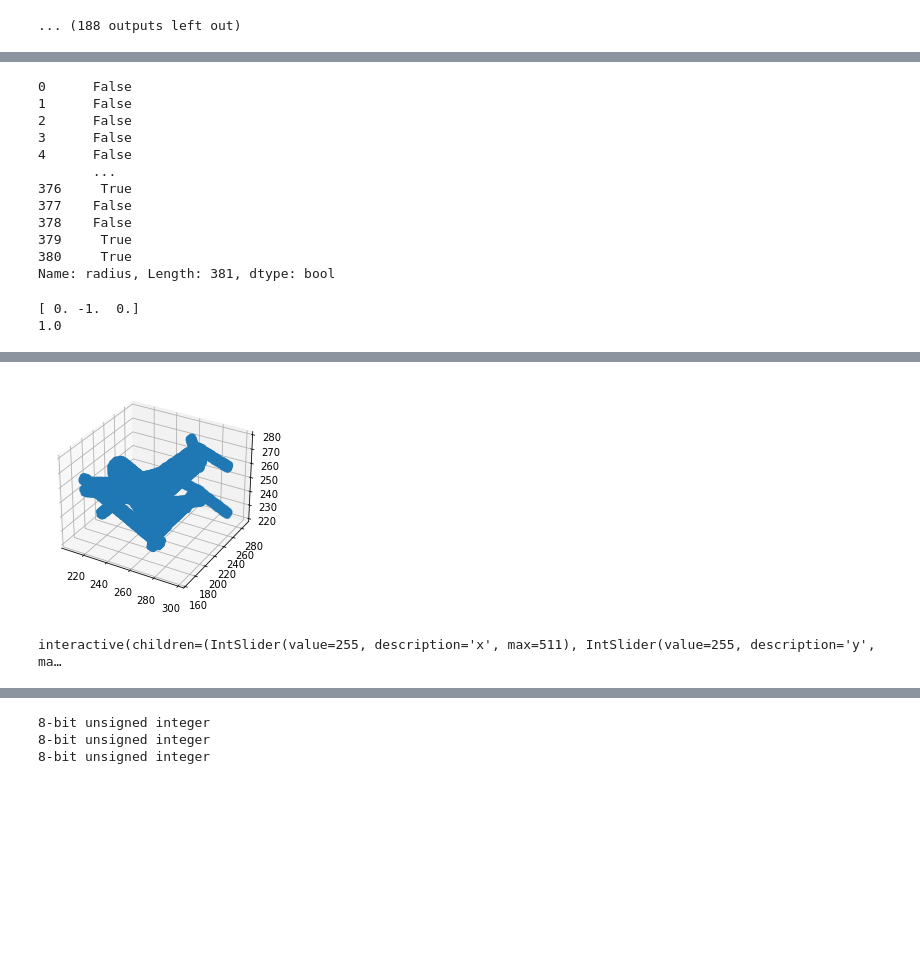
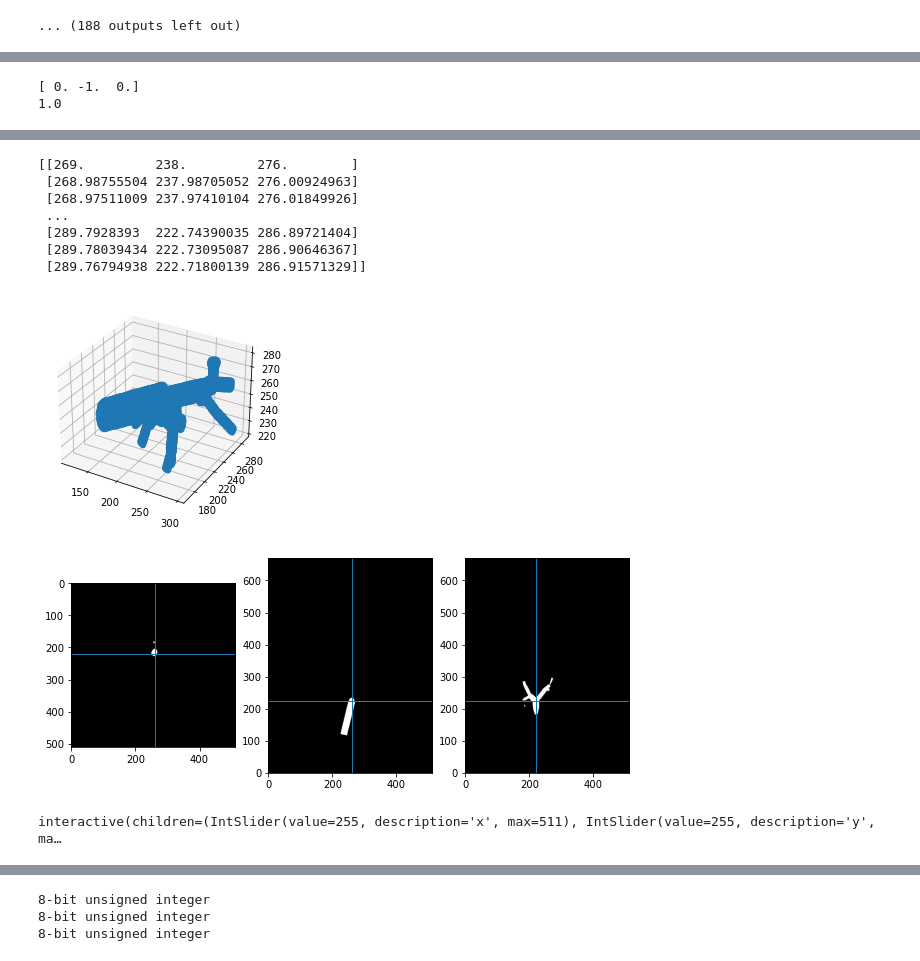
Before and after one commit to s-n-naik/airway_exploration, a Jupyter notebook: mask_calculations.ipynb, the cells around one changed output, grey strips where cells are left out. Saved outputs shown, nothing was run; the diff lists cells and outputs as text; code cells hidden in the pictures; blank space fills up the shorter version.

Commit message:
fixed coords so line graph and cyllinder plots look ok still have issues with scale, rotation + registrationto nifty

```diff
--- a/mask_calculations.ipynb
+++ b/mask_calculations.ipynb
@@ -246,0 +239,15 @@ No parent
+# %%
+
+# add trachea
+trach_row = tree.loc[tree.startbpid == -1]
+# subtract
+trach_xdiff = trach_row.centerlinelength*trach_row.dircosx
+trach_ydiff = trach_row.centerlinelength*trach_row.dircosy
+trach_zdiff = trach_row.centerlinelength*trach_row.dircosz
+trach_row['parent_loc_x'] = startx-trach_xdiff
+trach_row['parent_loc_y'] = starty-trach_ydiff
+trach_row['parent_loc_z'] = startz-trach_zdiff
+trach_row['x'] = int(startx)
+trach_row['y'] = int(starty)
+trach_row['z'] = int(startz)
+tree_w_coords = trach_row.append(tree_w_coords)
@@ -246,0 +272,11 @@ No parent
+# %%
+row = tree_w_coords.iloc[0]
+# quick visualisation of tree
+
+fig=plt.figure()
+ax = fig.add_subplot(projection='3d')
+for i in range(350):
+    row = tree_w_coords.iloc[i]
+    ax.plot([row.parent_loc_x,row.x], [row.parent_loc_y,row.y], [row.parent_loc_z, row.z], linestyle='--', label=row.endbpid)
+# plt.legend(bbox_to_anchor=(1,1,1,1))
+plt.show()
@@ -408,18 +434,3 @@ No parent
-# %%
-(tree_w_coords.radius == 0) # 55x 0 radius what to do
-# %% [output]
-0      False
-1      False
-2      False
-3      False
-4      False
-       ...
-376     True
-377    False
-378    False
-379     True
-380     True
-Name: radius, Length: 381, dtype: bool
 # %%
 v = np.array([0,0,-1]).astype('int64')
 not_v = np.array([1, 0, 0]).astype('int64')
@@ -438,15 +449,6 @@ n1 /= scipy.linalg.norm(n1)
 # two cross sections at diff slices - > simple linear interp of centers radius interp between first slice and last --> draw filled in circles inside image on each slice
 # section may not be aligned with the slice - reorient + rotate
 
-# defining mask
-image = np.zeros(shape=img_array.shape, dtype=np.uint8)
-# print(image.shape)
-# start= np.array([startz, startx, starty])
-# end= tree_w_coords.loc[tree_w_coords.endbpid == 1][['z','x', 'y']].values.squeeze()
-
-# set radius and centres values
-# r = tree_w_coords.loc[tree_w_coords.endbpid == 1]['radius'].item()
-# print(start, end, r)
 
 def get_cyllinder(start, end, radius):
     p1 = np.array(start)
@@ -575,12 +577,4 @@ def fill_contours(arr):
     r_l = np.maximum.accumulate(arr[:,::-1])[:,::-1].astype(bool)
     return l_r & r_l
 # THERE ARE ERRORS HERE! : Nan issue with vectors to figure out, lengths seem smaller -->
-
-
-overlay = sitk.GetImageFromArray(image.astype('uint8'),isVector=False)
-# MAYBE SOMETHING WRONG HERE --> DOUBLE CHECK WHAT EXACTLY YOU'RE doing when matching these
-overlay.SetOrigin(aw_img.GetOrigin())
-overlay.SetDirection(aw_img.GetDirection())
-
-interactive_view(sitk.LabelOverlay(aw_img, overlay))
 # %% [output]
@@ -604,4 +598,22 @@ RMB 2.0 start/end/r [223 260 220] [268 259 189] 8
+[[269.         238.         276.        ]
+ [268.98755504 237.98705052 276.00924963]
+ [268.97511009 237.97410104 276.01849926]
+ ...
+ [289.7928393  222.74390035 286.89721404]
+ [289.78039434 222.73095087 286.90646367]
+ [289.76794938 222.71800139 286.91571329]]
-[figure, old version]
+[figure, new version]
-interactive(children=(IntSlider(value=255, description='x', max=511), IntSlider(value=255, description='y', ma…
+# %%
+
+
+overlay = sitk.GetImageFromArray(image.astype('uint8').transpose(0,2,1),isVector=False) # flip axis=2
+# MAYBE SOMETHING WRONG HERE --> DOUBLE CHECK WHAT EXACTLY YOU'RE doing when matching these
+overlay.SetOrigin(aw_img.GetOrigin())
+overlay.SetDirection(aw_img.GetDirection())
+display_image(overlay,260,220,223)
+interactive_view(sitk.LabelOverlay(aw_img, overlay))
+# %% [output]
+[figure, added]
+interactive(children=(IntSlider(value=255, description='x', max=511), IntSlider(value=255, description='y', ma…
 # %%
 interactive_view(sitk.LabelOverlay(aw_img, overlay))
```
Also changed, not shown: parts of 16 cells of this notebook.
